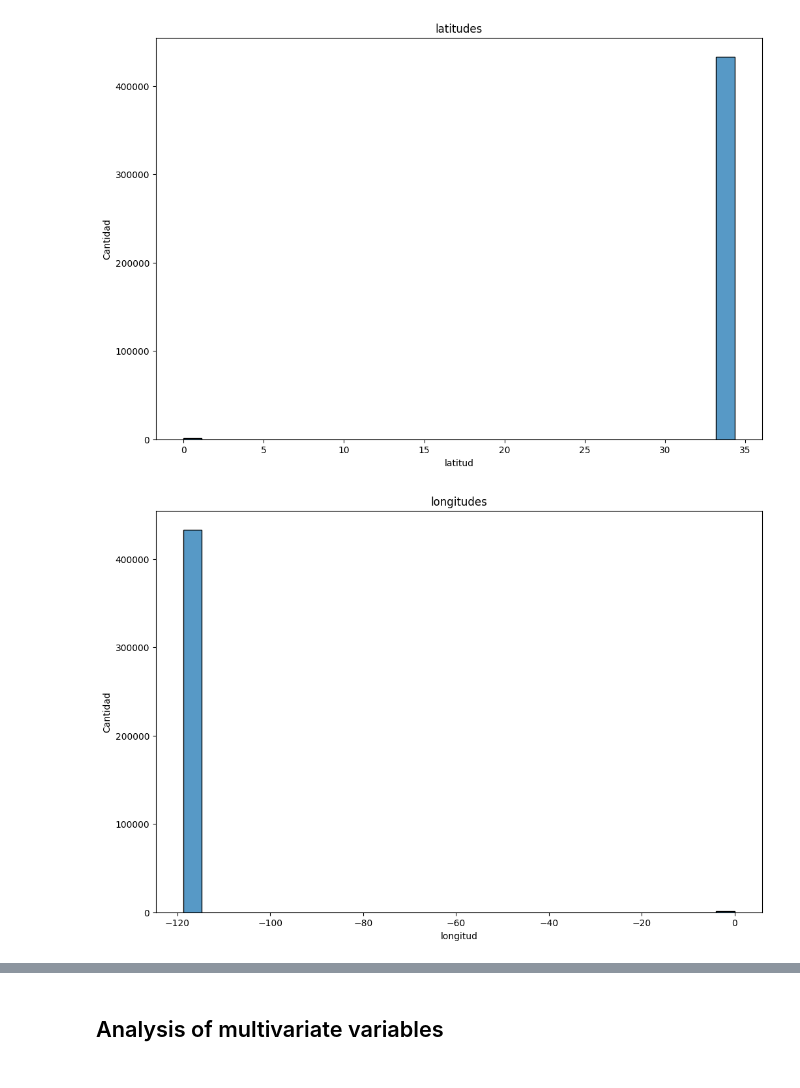
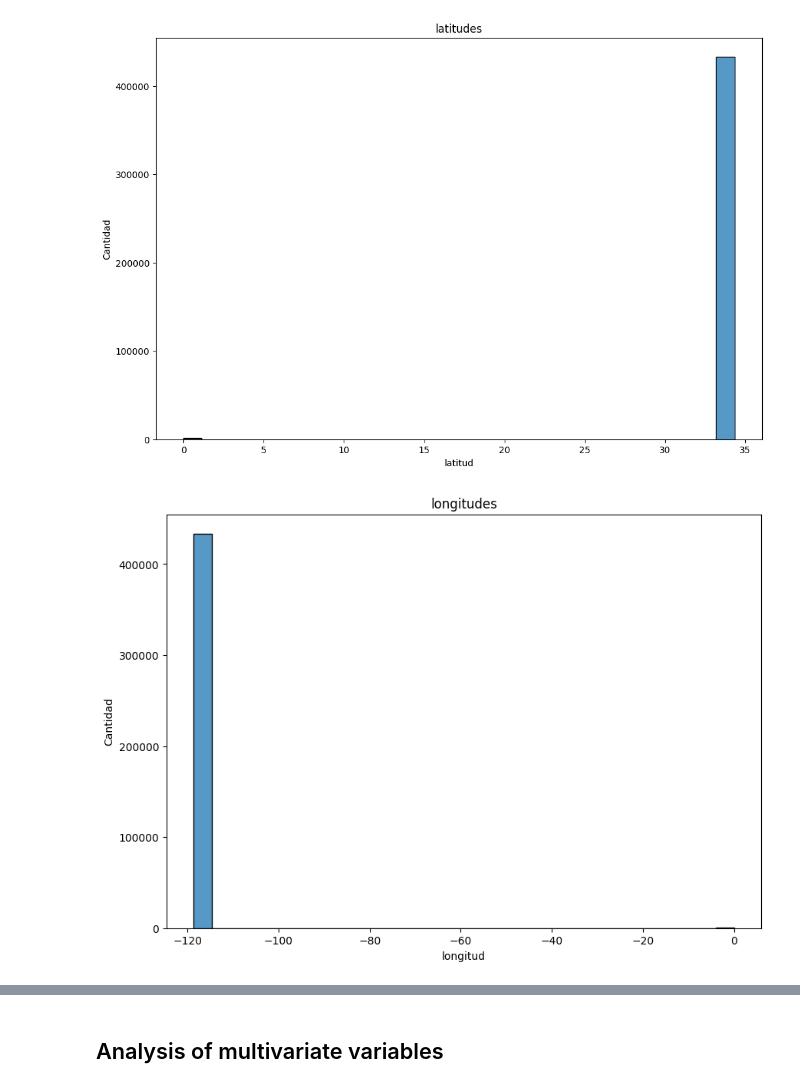
Before and after one commit to LAFG16/final_proyect_crime, a Jupyter notebook: src/04. EDA Crime Data.ipynb, the cells around one changed output, grey strips where cells are left out. Cells and saved outputs as stored; diff of their text form; code cells hidden in the pictures.

```diff
--- a/src/04. EDA Crime Data.ipynb
+++ b/src/04. EDA Crime Data.ipynb
@@ -240,0 +292,3 @@ plt.show()
+# %%
+total_data = total_data[total_data['vict_descent'].isin(total_data['vict_descent'].unique()[:-1]) | total_data['vict_sex'].isnull()]
+total_data['vict_descent'].value_counts()
@@ -330,17 +402,17 @@ plt.show()
 # %% [output]
 [figure]
 # %%
-plt.figure(figsize=(12, 8))
+plt.figure(figsize=(10, 7))
 
 # Crear el histograma utilizando Seaborn
 sns.histplot(x=total_data["lon"], bins=30, kde=False)
 
 # Configurar etiquetas y título
 plt.xlabel('longitud')
 plt.ylabel('Cantidad')
 plt.title('longitudes')
 
 # Mostrar el gráfico
 plt.show()
 # %% [output]
-[figure, old version]
+[figure, new version]
```
Also changed, not shown: parts of 48 cells of this notebook, 1 other file.
